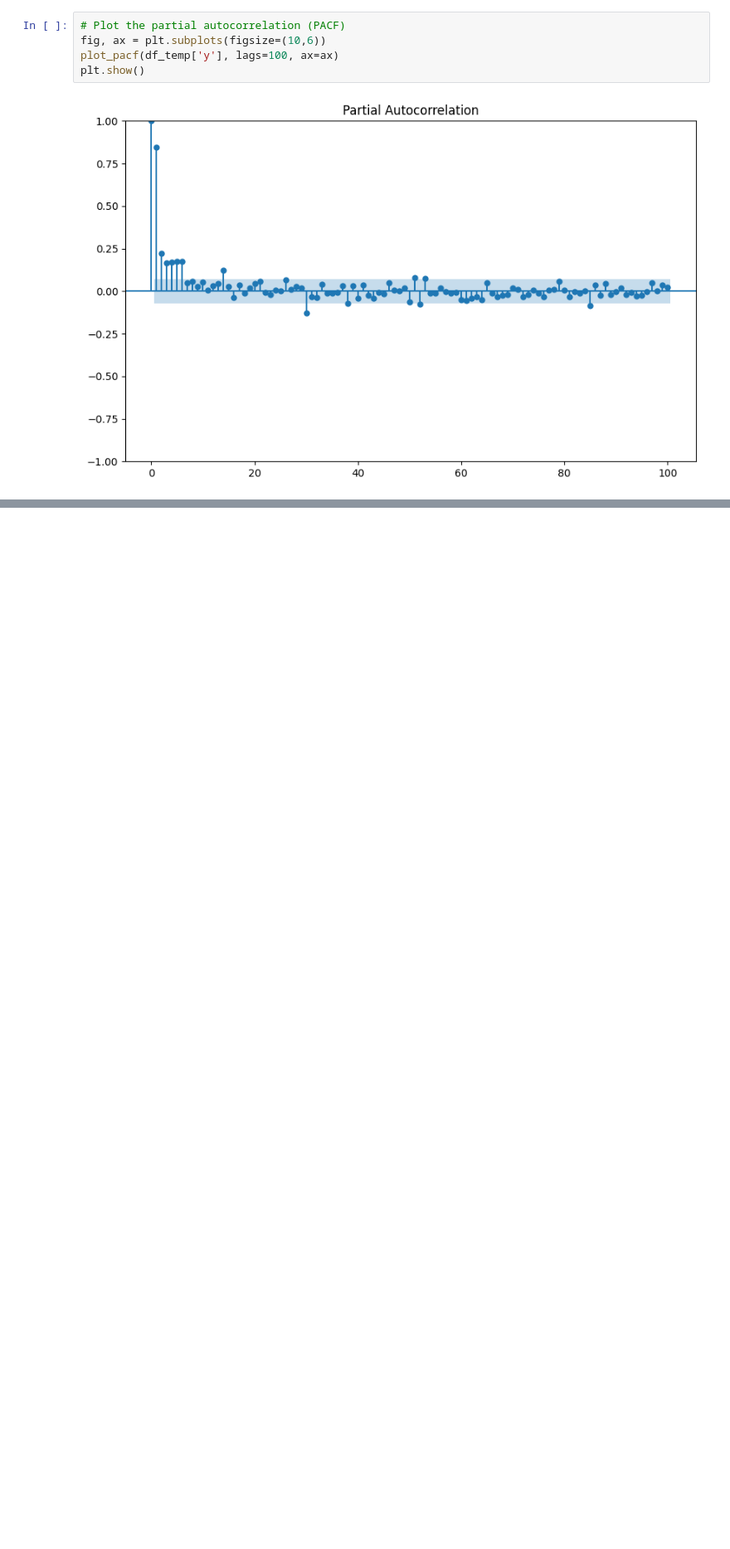
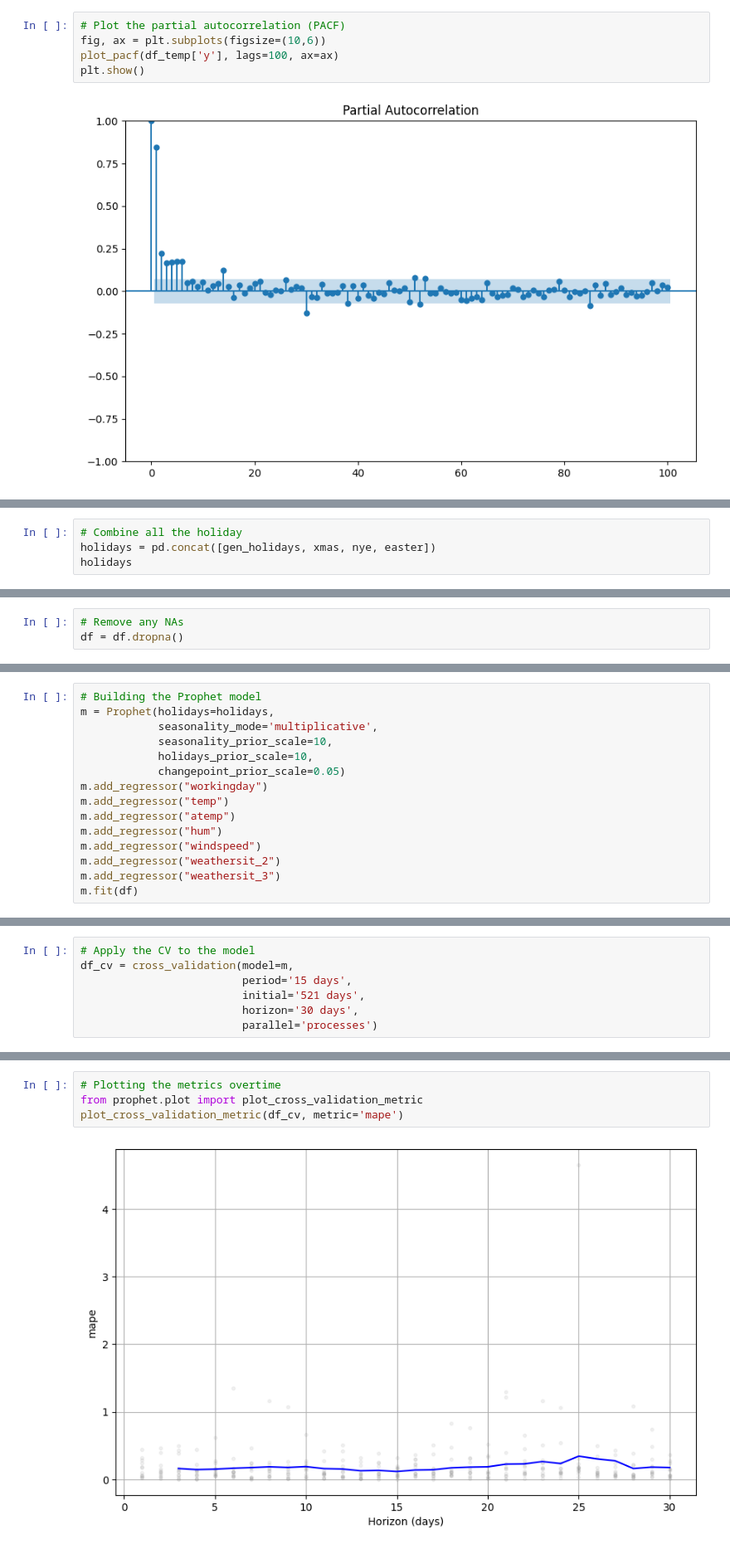
Before and after one commit to sothulthorn/time-series-analysis-and-forecasting-with-python, a Jupyter notebook: 05-Prophet/prophet.ipynb, the cells around one changed output, grey strips where cells are left out. Shown at 83% size. Saved outputs shown, nothing was run; the diff lists cells and outputs as text; blank space fills up the shorter version.

Commit message:
Prophet - Performance Metrics

```diff
--- a/05-Prophet/prophet.ipynb
+++ b/05-Prophet/prophet.ipynb
@@ -160,0 +214,4 @@ plt.show()
+# %%
+# Combine all the holiday
+holidays = pd.concat([gen_holidays, xmas, nye, easter])
+holidays
@@ -160,0 +244,3 @@ plt.show()
+# %%
+# Remove any NAs
+df = df.dropna()
@@ -160,0 +251,15 @@ plt.show()
+# %%
+# Building the Prophet model
+m = Prophet(holidays=holidays,
+            seasonality_mode='multiplicative',
+            seasonality_prior_scale=10,
+            holidays_prior_scale=10,
+            changepoint_prior_scale=0.05)
+m.add_regressor("workingday")
+m.add_regressor("temp")
+m.add_regressor("atemp")
+m.add_regressor("hum")
+m.add_regressor("windspeed")
+m.add_regressor("weathersit_2")
+m.add_regressor("weathersit_3")
+m.fit(df)
@@ -160,0 +332,7 @@ plt.show()
+# %%
+# Apply the CV to the model
+df_cv = cross_validation(model=m,
+                         period='15 days',
+                         initial='521 days',
+                         horizon='30 days',
+                         parallel='processes')
@@ -160,0 +399,6 @@ plt.show()
+# %%
+# Plotting the metrics overtime
+from prophet.plot import plot_cross_validation_metric
+plot_cross_validation_metric(df_cv, metric='mape')
+# %% [output]
+[figure, added]
```
Also changed, not shown: parts of 24 cells of this notebook, 1 other file.
